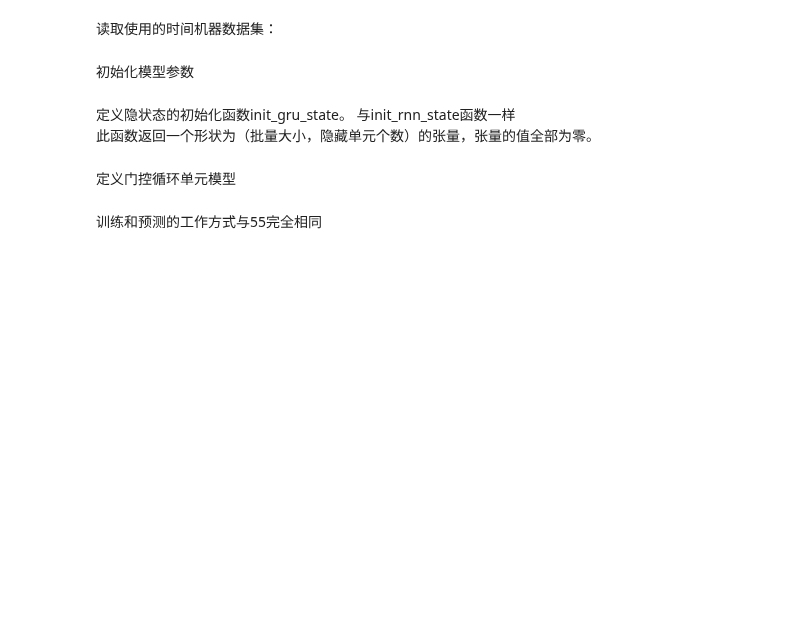
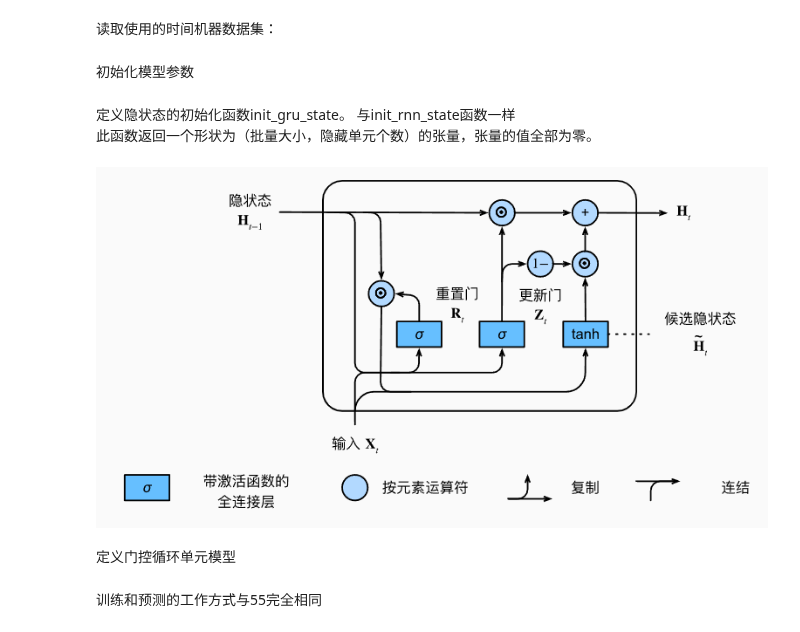
Before and after one commit to ClancyAyres/liMu_Ai_code, a Jupyter notebook: 56.GRU-门控循环单元.ipynb, the cells around one changed output. Saved outputs shown, nothing was run; the diff lists cells and outputs as text; code cells hidden in the pictures; blank space fills up the shorter version.

```diff
--- a/56.GRU-门控循环单元.ipynb
+++ b/56.GRU-门控循环单元.ipynb
@@ -52,6 +52,11 @@ def get_params(vocab_size, num_hiddens, device):
 # %%
 def init_gru_state(batch_size, num_hiddens, device):
     return (torch.zeros((batch_size, num_hiddens), device=device), )
+# %%
+from IPython.display import Image
+Image(filename = 'E:\Clancy\Code\动手学深度学习NLP篇\\GRU.png', width=10, height=10)
+# %% [output]
+[figure, added]
 # %% [markdown]
 定义门控循环单元模型
 # %%
```
Also changed, not shown: 5 other files.
